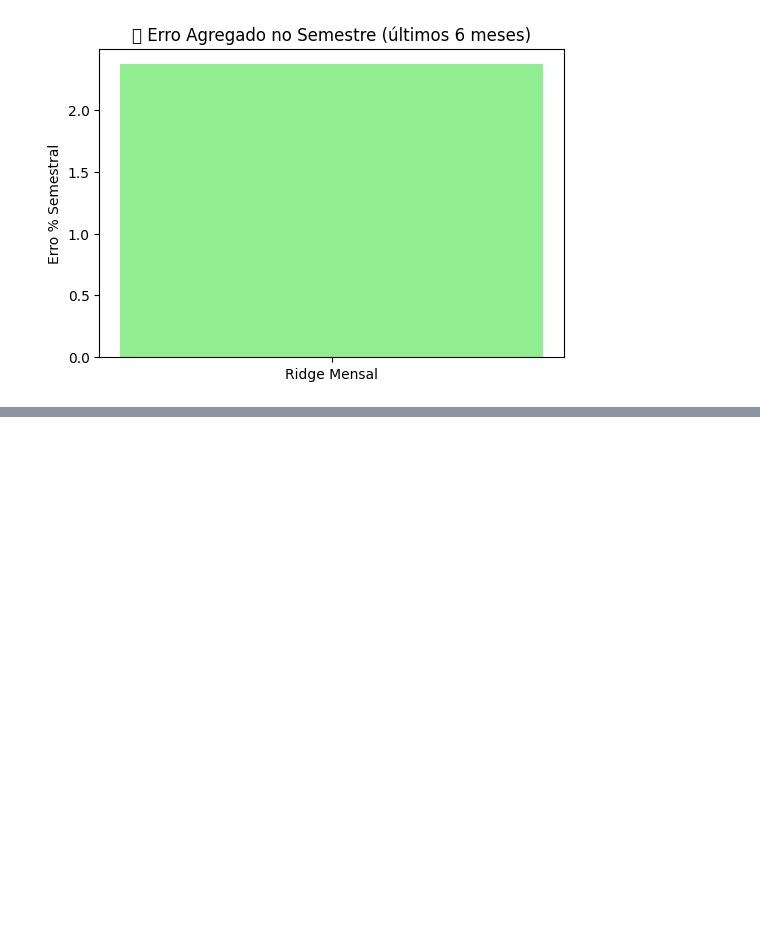
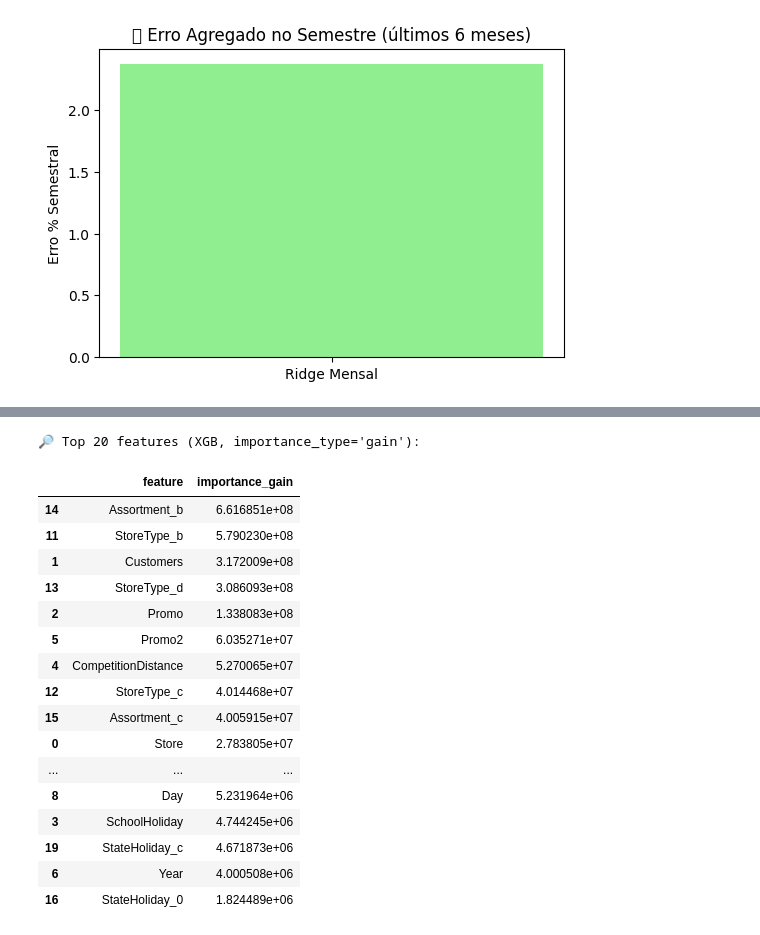
Before and after one commit to gabrieldilay/rossmann-forecast-mvp, a Jupyter notebook: rossmann_faturamento_mvp.ipynb, the cells around one changed output, grey strips where cells are left out. Saved outputs shown, nothing was run; the diff lists cells and outputs as text; code cells hidden in the pictures; blank space fills up the shorter version.

```diff
--- a/rossmann_faturamento_mvp.ipynb
+++ b/rossmann_faturamento_mvp.ipynb
@@ -1771,0 +1840,58 @@ O MVP demonstrou que **previsões de faturamento semestrais e anuais** podem ser
+# %%
+# ============================================
+# IMPORTÂNCIA DE VARIÁVEIS — XGBoost (diário)
+# ============================================
+import pandas as pd
+import numpy as np
+
+# Vou assumir que seu melhor XGB diário está em xgb_best e que
+# X_train / y_train são os usados (diários, não mensais)
+try:
+    booster = xgb_best
+except NameError:
+    from xgboost import XGBRegressor
+    # se não existir xgb_best, mas existir xgb (baseline), uso ele
+    booster = xgb  # ajuste se necessário
+
+# 1) Importância por ganho (se disponível) ou feature_importances_
+# Obs.: dependendo da versão, .get_booster() e feature_names podem variar
+try:
+    # tentativa com get_booster (mais rico)
+    bst = booster.get_booster()
+    # tenta extrair importâncias de 'gain' (melhor proxy de relevância)
+    score = bst.get_score(importance_type='gain')
+    imp_df = pd.DataFrame({'feature': list(score.keys()),
+                           'importance_gain': list(score.values())}) \
+             .sort_values('importance_gain', ascending=False)
+    top_imp = imp_df.head(20)
+    print("🔎 Top 20 features (XGB, importance_type='gain'):")
+    display(top_imp)
+except Exception as e:
+    # fallback para feature_importances_ do wrapper sklearn
+    print(f"[Aviso] Fallback em feature_importances_: {e}")
+    imp_df = pd.DataFrame({
+        "feature": X_train.columns,
+        "importance": booster.feature_importances_
+    }).sort_values("importance", ascending=False)
+    top_imp = imp_df.head(20)
+    print("🔎 Top 20 features (XGB, feature_importances_):")
+    display(top_imp)
+# %% [output]
+🔎 Top 20 features (XGB, importance_type='gain'):
+|  | feature | importance_gain |
+| 14 | Assortment_b | 6.616851e+08 |
+| 11 | StoreType_b | 5.790230e+08 |
+| 1 | Customers | 3.172009e+08 |
+| 13 | StoreType_d | 3.086093e+08 |
+| 2 | Promo | 1.338083e+08 |
+| 5 | Promo2 | 6.035271e+07 |
+| 4 | CompetitionDistance | 5.270065e+07 |
+| 12 | StoreType_c | 4.014468e+07 |
+| 15 | Assortment_c | 4.005915e+07 |
+| 0 | Store | 2.783805e+07 |
+| ... | ... | ... |
+| 8 | Day | 5.231964e+06 |
+| 3 | SchoolHoliday | 4.744245e+06 |
+| 19 | StateHoliday_c | 4.671873e+06 |
+| 6 | Year | 4.000508e+06 |
+| 16 | StateHoliday_0 | 1.824489e+06 |
```
Also changed, not shown: parts of 6 cells of this notebook.
